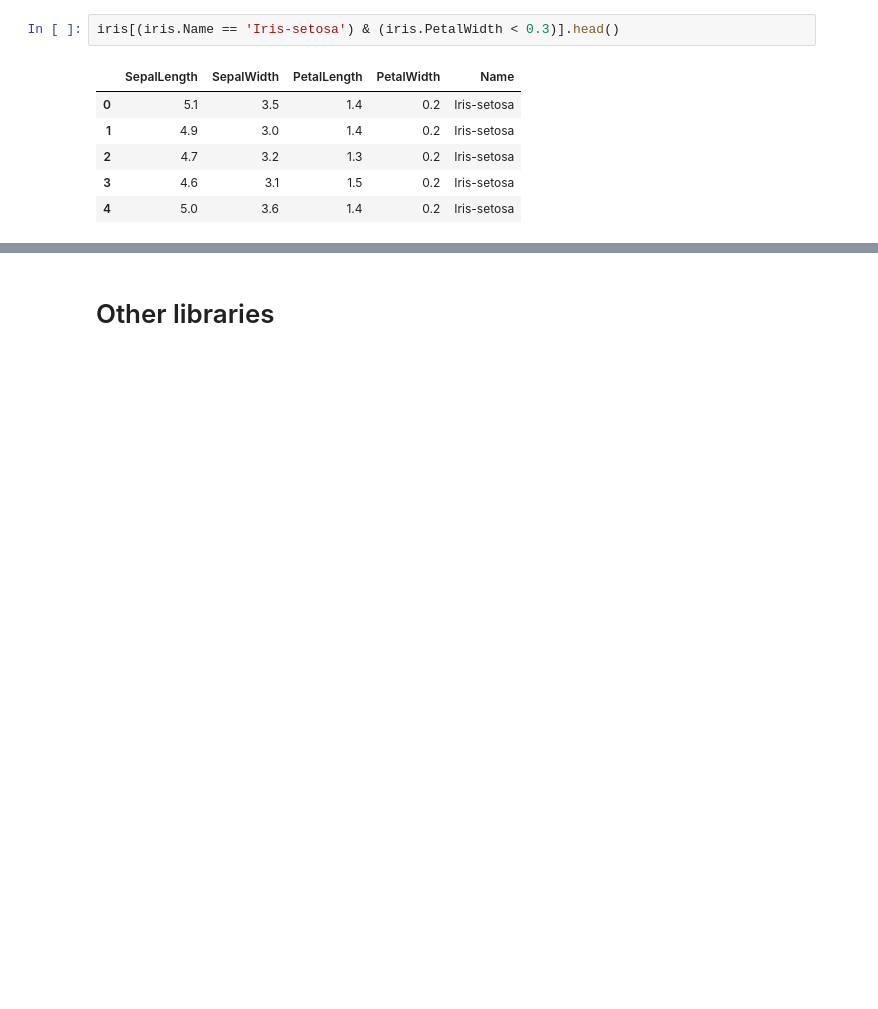
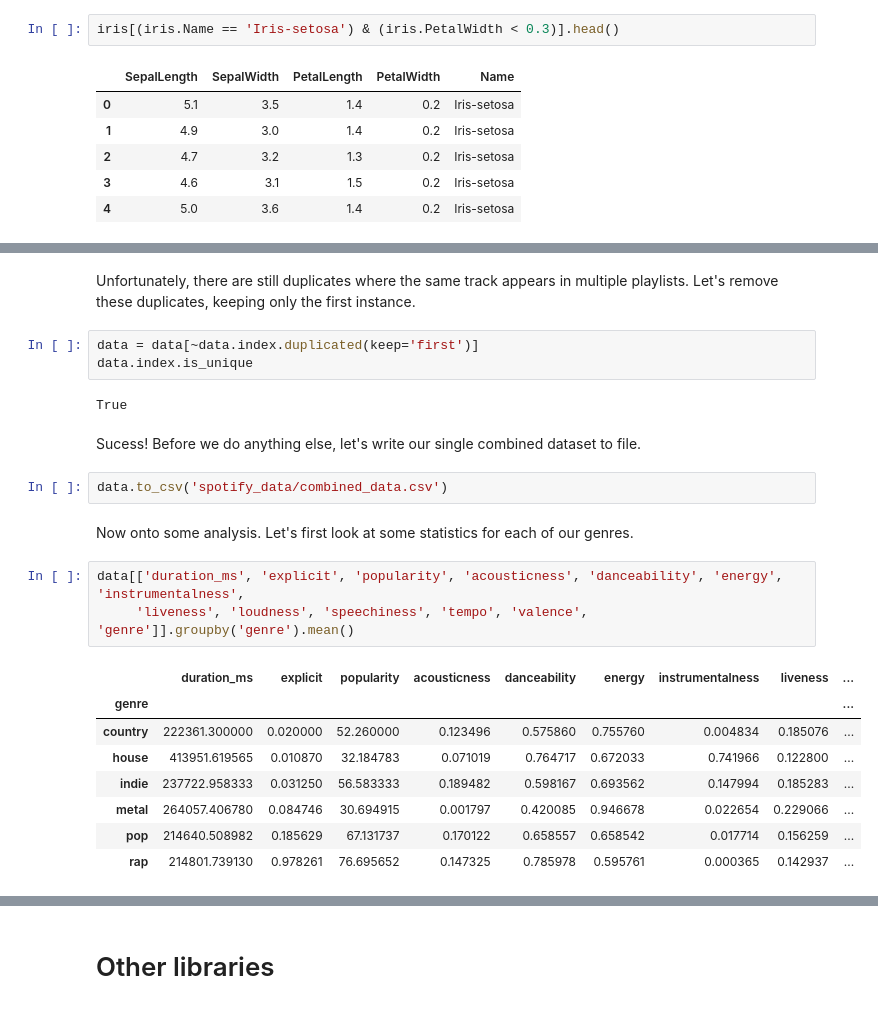
Before and after one commit to IanHawke/msc-or-python, a Jupyter notebook: 03-plotting-data.ipynb, the cells around one changed output, grey strips where cells are left out. Saved outputs shown, nothing was run; the diff lists cells and outputs as text; blank space fills up the shorter version.

```diff
--- a/03-plotting-data.ipynb
+++ b/03-plotting-data.ipynb
@@ -214,0 +285,25 @@ iris[(iris.Name == 'Iris-setosa') & (iris.PetalWidth < 0.3)].head()
+# %% [markdown]
+Unfortunately, there are still duplicates where the same track appears in multiple playlists. Let's remove these duplicates, keeping only the first instance.
+# %%
+data = data[~data.index.duplicated(keep='first')]
+data.index.is_unique
+# %% [output]
+True
+# %% [markdown]
+Sucess! Before we do anything else, let's write our single combined dataset to file.
+# %%
+data.to_csv('spotify_data/combined_data.csv')
+# %% [markdown]
+Now onto some analysis. Let's first look at some statistics for each of our genres.
+# %%
+data[['duration_ms', 'explicit', 'popularity', 'acousticness', 'danceability', 'energy', 'instrumentalness',
+     'liveness', 'loudness', 'speechiness', 'tempo', 'valence', 'genre']].groupby('genre').mean()
+# %% [output]
+|  | duration_ms | explicit | popularity | acousticness | danceability | energy | instrumentalness | liveness | ... |
+| genre |  |  |  |  |  |  |  |  | ... |
+| country | 222361.300000 | 0.020000 | 52.260000 | 0.123496 | 0.575860 | 0.755760 | 0.004834 | 0.185076 | ... |
+| house | 413951.619565 | 0.010870 | 32.184783 | 0.071019 | 0.764717 | 0.672033 | 0.741966 | 0.122800 | ... |
+| indie | 237722.958333 | 0.031250 | 56.583333 | 0.189482 | 0.598167 | 0.693562 | 0.147994 | 0.185283 | ... |
+| metal | 264057.406780 | 0.084746 | 30.694915 | 0.001797 | 0.420085 | 0.946678 | 0.022654 | 0.229066 | ... |
+| pop | 214640.508982 | 0.185629 | 67.131737 | 0.170122 | 0.658557 | 0.658542 | 0.017714 | 0.156259 | ... |
+| rap | 214801.739130 | 0.978261 | 76.695652 | 0.147325 | 0.785978 | 0.595761 | 0.000365 | 0.142937 | ... |
```
Also changed, not shown: parts of 17 cells of this notebook, 8 other files.
